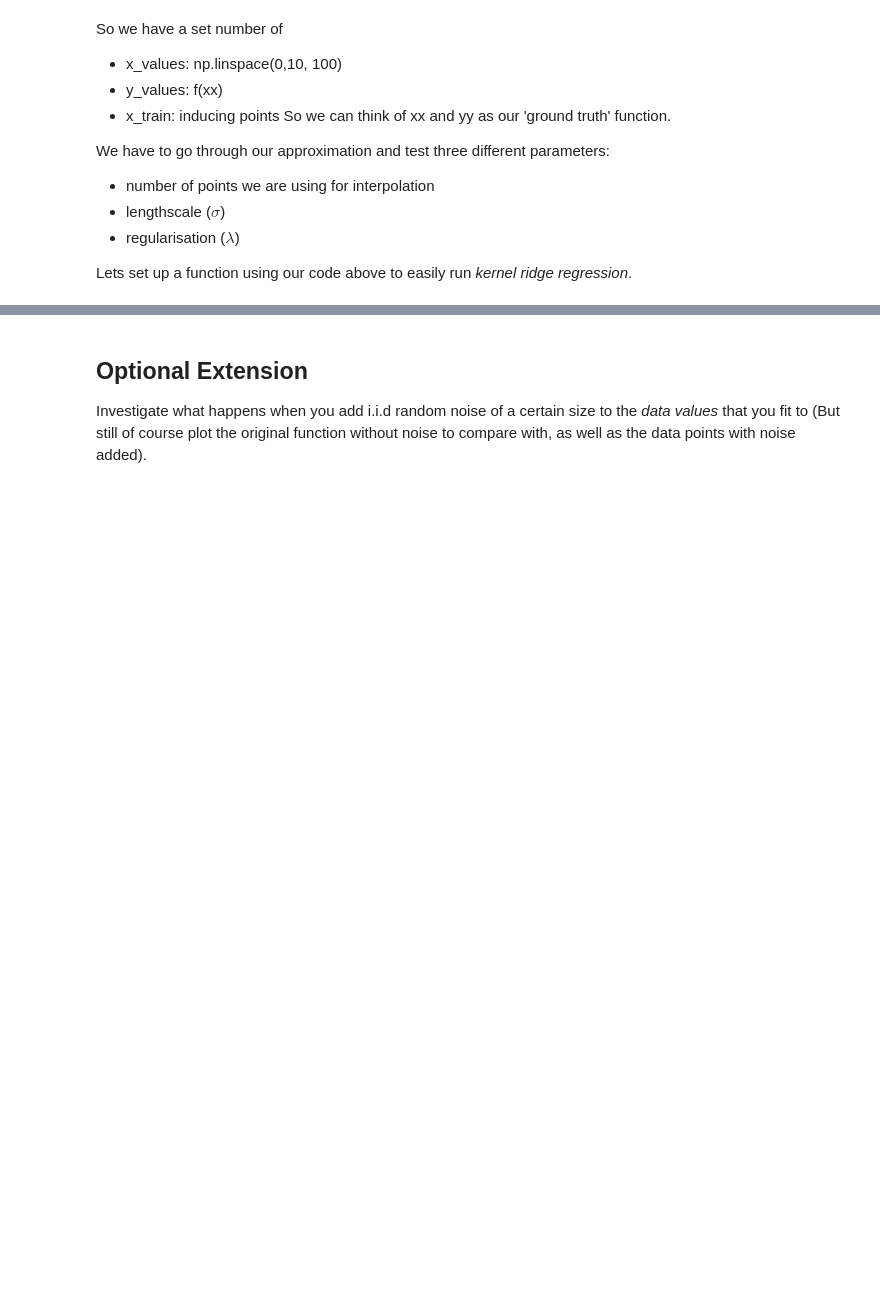
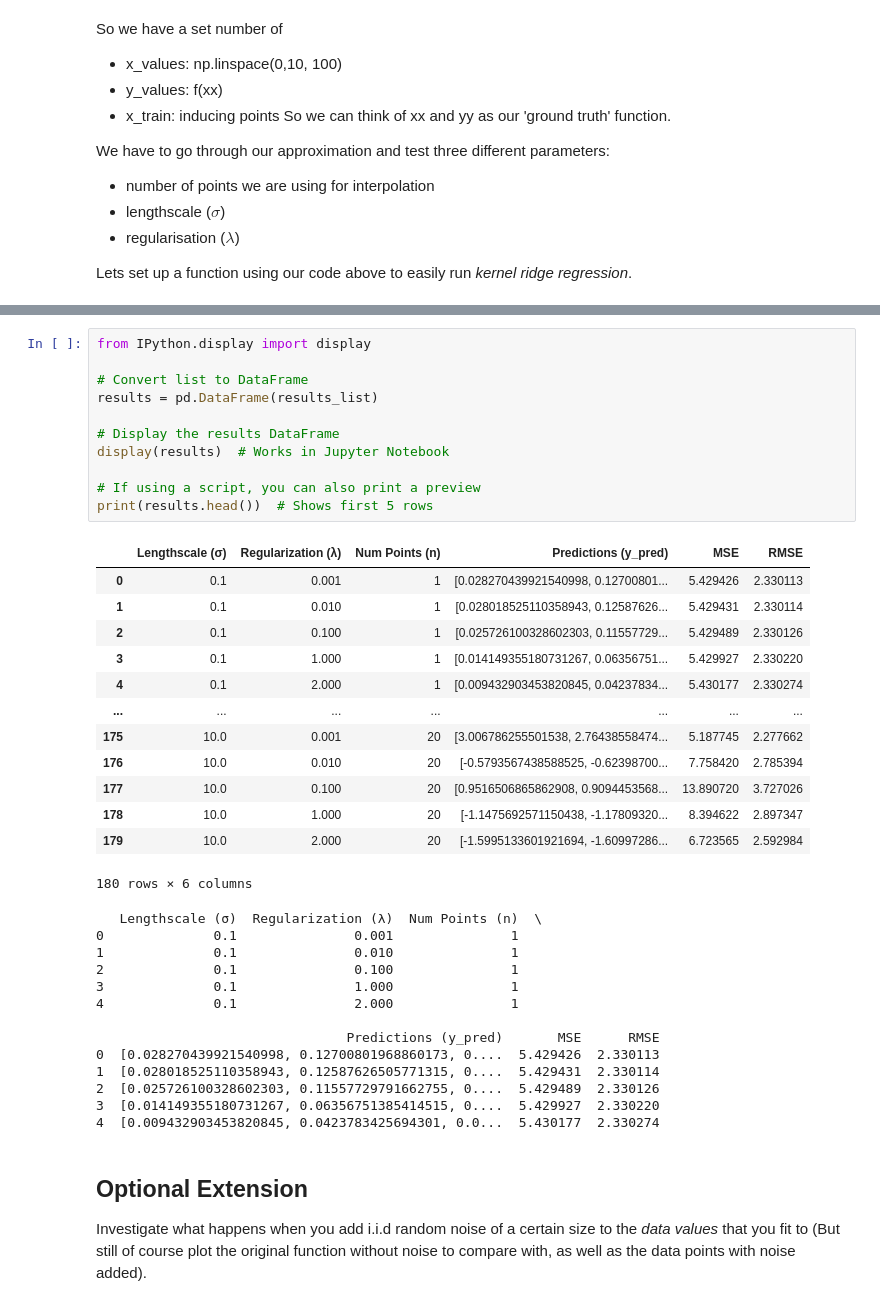
Before and after one commit to macaswalker/MatsAndMols_projects, a Jupyter notebook: _Project 3_ solubility.ipynb, the cells around one changed output, grey strips where cells are left out. Cells and saved outputs as stored; diff of their text form; blank space fills up the shorter version.

```diff
--- a/_Project 3_ solubility.ipynb
+++ b/_Project 3_ solubility.ipynb
@@ -210,3 +258,41 @@ plt.show()
+# %%
+from IPython.display import display
+
+# Convert list to DataFrame
+results = pd.DataFrame(results_list)
+
+# Display the results DataFrame
+display(results)  # Works in Jupyter Notebook
+
+# If using a script, you can also print a preview
+print(results.head())  # Shows first 5 rows
+# %% [output]
+|  | Lengthscale (σ) | Regularization (λ) | Num Points (n) | Predictions (y_pred) | MSE | RMSE |
+| 0 | 0.1 | 0.001 | 1 | [0.028270439921540998, 0.12700801... | 5.429426 | 2.330113 |
+| 1 | 0.1 | 0.010 | 1 | [0.028018525110358943, 0.12587626... | 5.429431 | 2.330114 |
+| 2 | 0.1 | 0.100 | 1 | [0.025726100328602303, 0.11557729... | 5.429489 | 2.330126 |
+| 3 | 0.1 | 1.000 | 1 | [0.014149355180731267, 0.06356751... | 5.429927 | 2.330220 |
+| 4 | 0.1 | 2.000 | 1 | [0.009432903453820845, 0.04237834... | 5.430177 | 2.330274 |
+| ... | ... | ... | ... | ... | ... | ... |
+| 175 | 10.0 | 0.001 | 20 | [3.006786255501538, 2.76438558474... | 5.187745 | 2.277662 |
+| 176 | 10.0 | 0.010 | 20 | [-0.5793567438588525, -0.62398700... | 7.758420 | 2.785394 |
+| 177 | 10.0 | 0.100 | 20 | [0.9516506865862908, 0.9094453568... | 13.890720 | 3.727026 |
+| 178 | 10.0 | 1.000 | 20 | [-1.1475692571150438, -1.17809320... | 8.394622 | 2.897347 |
+| 179 | 10.0 | 2.000 | 20 | [-1.5995133601921694, -1.60997286... | 6.723565 | 2.592984 |
+180 rows × 6 columns
+   Lengthscale (σ)  Regularization (λ)  Num Points (n)  \
+0              0.1               0.001               1
+1              0.1               0.010               1
+2              0.1               0.100               1
+3              0.1               1.000               1
+4              0.1               2.000               1
+
+                                Predictions (y_pred)       MSE      RMSE
+0  [0.028270439921540998, 0.12700801968860173, 0....  5.429426  2.330113
+1  [0.028018525110358943, 0.12587626505771315, 0....  5.429431  2.330114
+2  [0.025726100328602303, 0.11557729791662755, 0....  5.429489  2.330126
+3  [0.014149355180731267, 0.06356751385414515, 0....  5.429927  2.330220
+4  [0.009432903453820845, 0.0423783425694301, 0.0...  5.430177  2.330274
 # %% [markdown]
 Optional Extension
 ----
```
Also changed, not shown: parts of 3 cells of this notebook.
